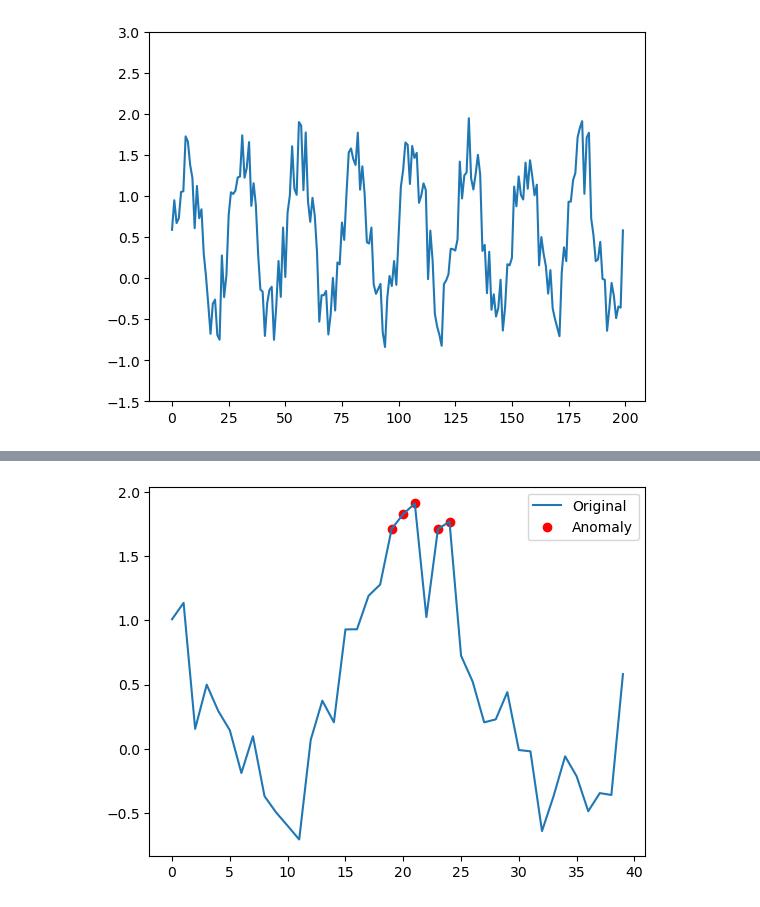
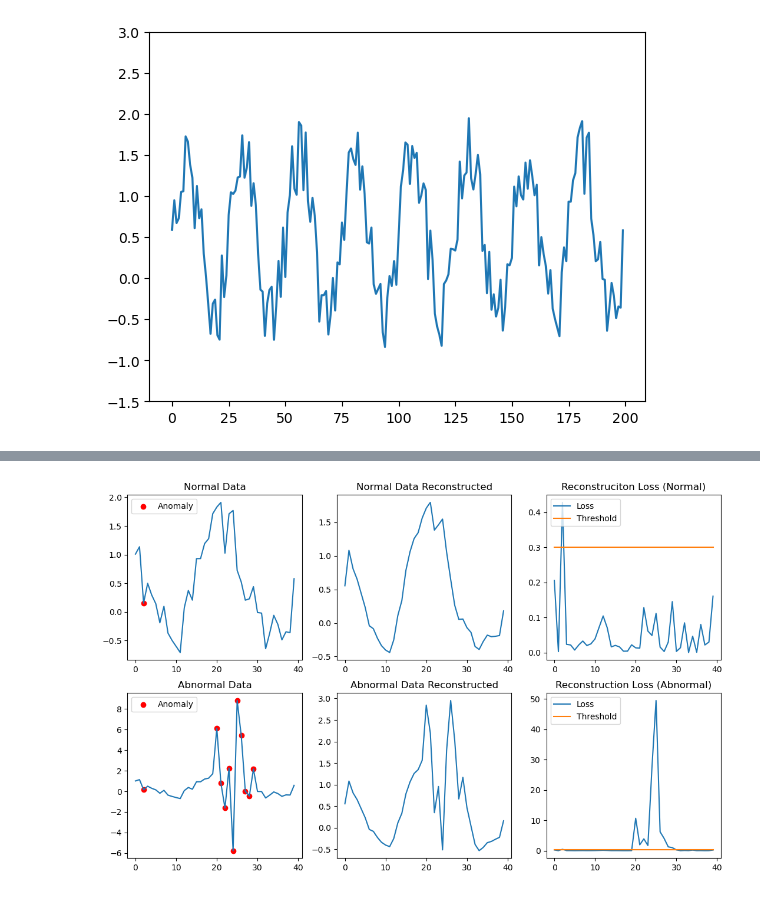
Before and after one commit to cm8908/Anomaly-Detection-with-LSTM-Autoencoder, a Jupyter notebook: anomaly-detection-lstm-autoencoder.ipynb, the cells around one changed output, grey strips where cells are left out. Saved outputs shown, nothing was run; the diff lists cells and outputs as text; code cells hidden in the pictures.

```diff
--- a/anomaly-detection-lstm-autoencoder.ipynb
+++ b/anomaly-detection-lstm-autoencoder.ipynb
@@ -89,12 +109,12 @@ plt.show()
 # %%
 # Anomaly detection
-THRESHOLD = 2.0  # 위의 히스토그램을 보고 결정합니다.
+THRESHOLD = 0.3 # 위의 히스토그램을 보고 결정합니다.
 
 model.eval()
 with torch.no_grad():
     reconstructed = model(test_tensor)
+    reconstructed_abnormal = model(test_abnormal_tensor)
     loss = criterion(reconstructed, test_tensor).cpu().numpy()
+    loss_abnormal = criterion(reconstructed_abnormal, test_abnormal_tensor).cpu().numpy()
     anomalies = loss > THRESHOLD
-
-plt.hist(loss[0], bins=50)
-plt.show()
+    anomalies_abnormal = loss_abnormal > THRESHOLD
@@ -110,12 +121,38 @@ plt.legend()
-# %%
-# Visualization
-
-viz_sample = test_tensor[0, :, 0].cpu()
-# plt.figure(figsize=(20,10))
-plt.plot(viz_sample, label='Original')
-anomaly_indices = np.where(anomalies[0,:,0])[0]
-plt.scatter(anomaly_indices, viz_sample[anomaly_indices], c='red', label='Anomaly')
-plt.legend()
-plt.show()
-# %% [output]
-[figure, removed]
+# %%
+sample_normal = test_tensor.reshape(-1).cpu()
+sample_abnormal = test_abnormal_tensor.reshape(-1).cpu()
+seq_len = sample_normal.shape[0]
+
+fig, axes = plt.subplots(2, 3, figsize=(13,8))
+
+axes[0,0].plot(sample_normal)
+anomaly_indices = np.where(anomalies[0,:,0])[0]
+axes[0,0].scatter(anomaly_indices, sample_normal[anomaly_indices], c='red', label='Anomaly')
+axes[0,0].set_title('Normal Data')
+axes[0,0].legend()
+
+axes[0,1].plot(reconstructed.reshape(-1).cpu())
+axes[0,1].set_title('Normal Data Reconstructed')
+
+axes[0,2].plot(loss[0], label='Loss')
+axes[0,2].plot(np.arange(seq_len), np.ones(seq_len)*THRESHOLD, label='Threshold')
+axes[0,2].set_title('Reconstruciton Loss (Normal)')
+axes[0,2].legend(loc='upper left')
+
+axes[1,0].plot(sample_abnormal)
+anomaly_indices = np.where(anomalies_abnormal[0,:,0])[0]
+axes[1,0].scatter(anomaly_indices, sample_abnormal[anomaly_indices], c='red', label='Anomaly')
+axes[1,0].set_title('Abnormal Data')
+axes[1,0].legend()
+
+axes[1,1].plot(reconstructed_abnormal.reshape(-1).cpu())
+axes[1,1].set_title('Abnormal Data Reconstructed')
+
+axes[1,2].plot(loss_abnormal[0], label='Loss')
+axes[1,2].set_title('Reconstruction Loss (Abnormal)')
+axes[1,2].plot(np.arange(seq_len), np.ones(seq_len)*THRESHOLD, label='Threshold')
+axes[1,2].legend()
+
+plt.show()
+# %% [output]
+[figure, added]
```
Also changed, not shown: parts of 6 cells of this notebook, 1 other file.
